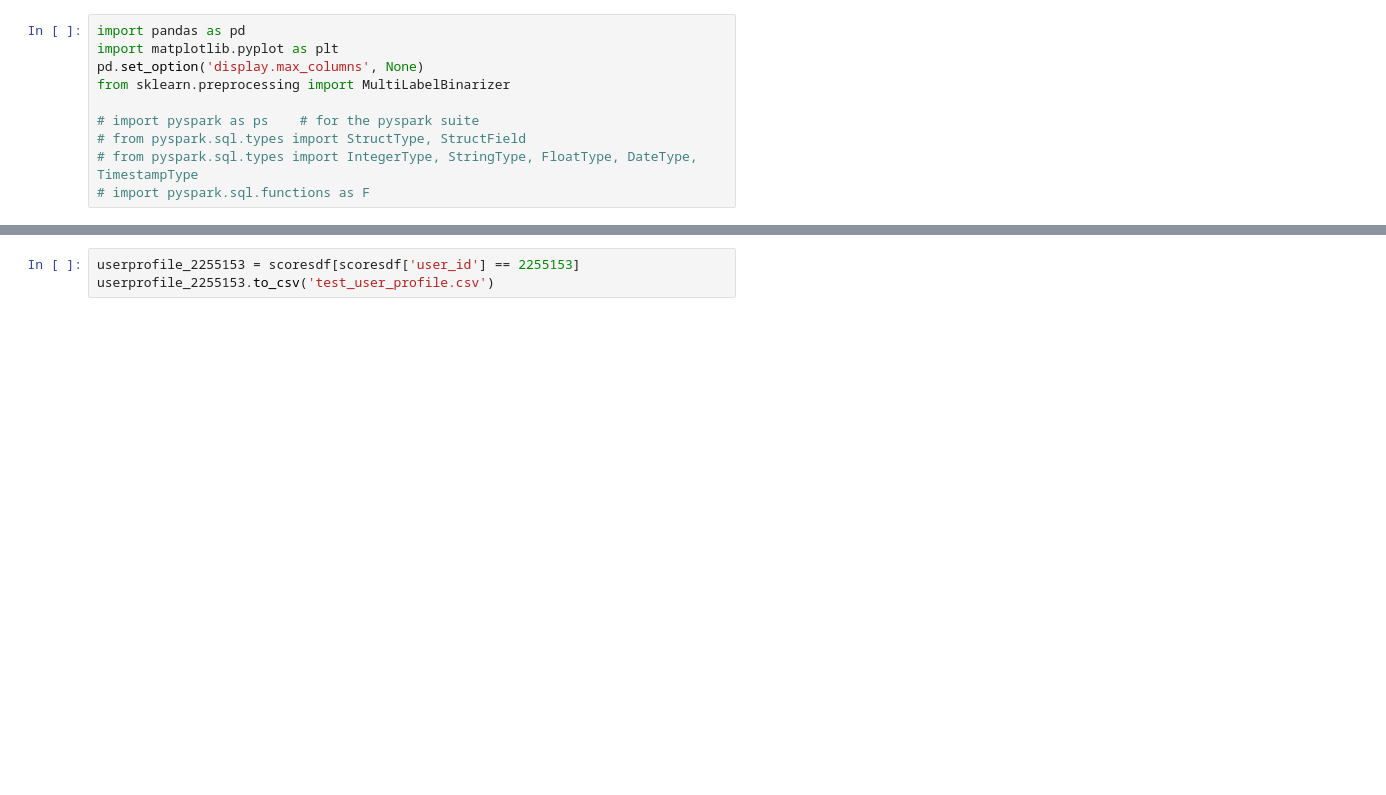
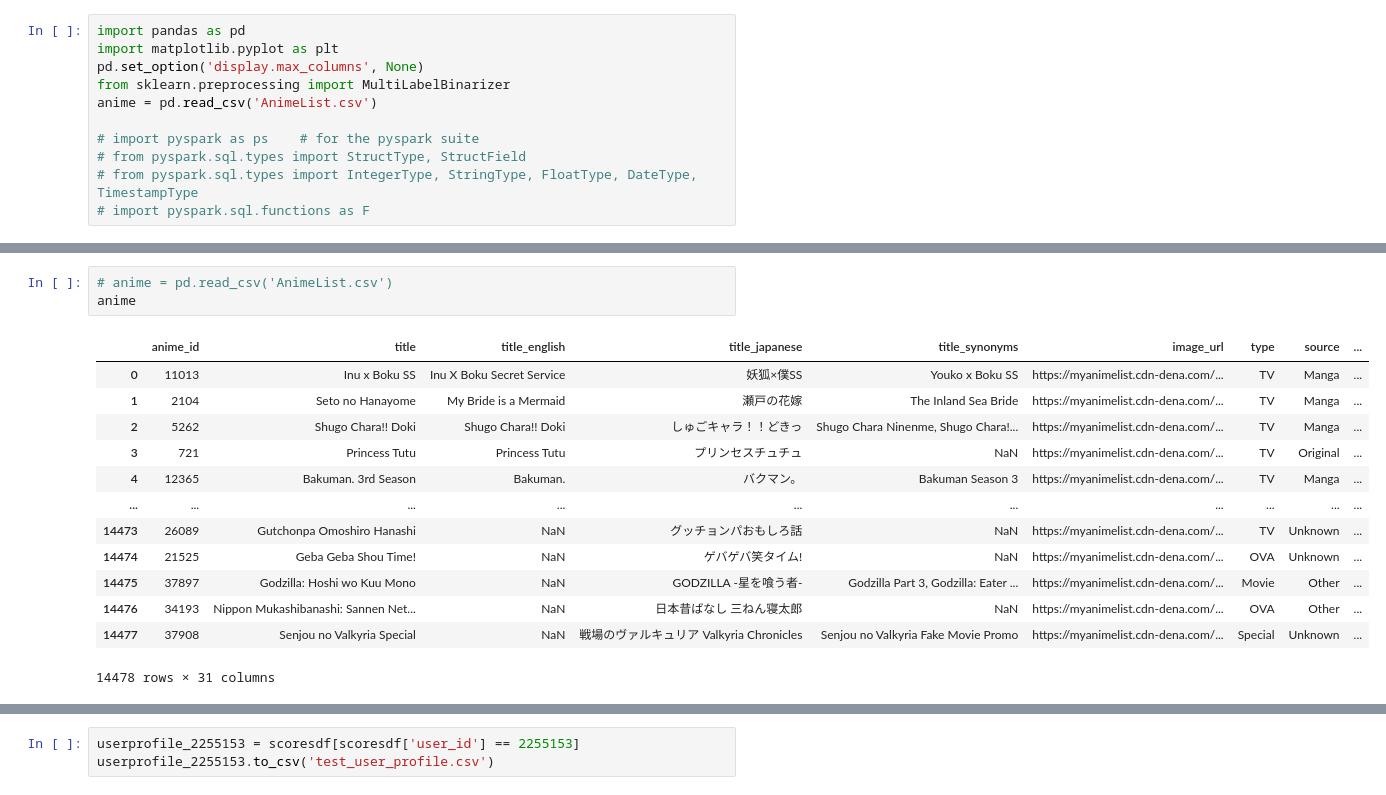
Before and after one commit to Jameshskelton/Anime_Recommender, a Jupyter notebook: myanimelist/EDA-myanimelist.ipynb, the cells around one changed output, grey strips where cells are left out. Cells and saved outputs as stored; diff of their text form; blank space fills up the shorter version.

```diff
--- a/myanimelist/EDA-myanimelist.ipynb
+++ b/myanimelist/EDA-myanimelist.ipynb
@@ -3,6 +3,7 @@ import pandas as pd
 import matplotlib.pyplot as plt
 pd.set_option('display.max_columns', None)
 from sklearn.preprocessing import MultiLabelBinarizer
+anime = pd.read_csv('AnimeList.csv')
 
 # import pyspark as ps    # for the pyspark suite
 # from pyspark.sql.types import StructType, StructField
@@ -71,0 +188,17 @@ scoresdf.to_csv('final_anime.csv')
+# %%
+# anime = pd.read_csv('AnimeList.csv')
+anime
+# %% [output]
+|  | anime_id | title | title_english | title_japanese | title_synonyms | image_url | type | source | ... |
+| 0 | 11013 | Inu x Boku SS | Inu X Boku Secret Service | 妖狐×僕SS | Youko x Boku SS | https://myanimelist.cdn-dena.com/... | TV | Manga | ... |
+| 1 | 2104 | Seto no Hanayome | My Bride is a Mermaid | 瀬戸の花嫁 | The Inland Sea Bride | https://myanimelist.cdn-dena.com/... | TV | Manga | ... |
+| 2 | 5262 | Shugo Chara!! Doki | Shugo Chara!! Doki | しゅごキャラ！！どきっ | Shugo Chara Ninenme, Shugo Chara!... | https://myanimelist.cdn-dena.com/... | TV | Manga | ... |
+| 3 | 721 | Princess Tutu | Princess Tutu | プリンセスチュチュ | NaN | https://myanimelist.cdn-dena.com/... | TV | Original | ... |
+| 4 | 12365 | Bakuman. 3rd Season | Bakuman. | バクマン。 | Bakuman Season 3 | https://myanimelist.cdn-dena.com/... | TV | Manga | ... |
+| ... | ... | ... | ... | ... | ... | ... | ... | ... | ... |
+| 14473 | 26089 | Gutchonpa Omoshiro Hanashi | NaN | グッチョンパおもしろ話 | NaN | https://myanimelist.cdn-dena.com/... | TV | Unknown | ... |
+| 14474 | 21525 | Geba Geba Shou Time! | NaN | ゲバゲバ笑タイム! | NaN | https://myanimelist.cdn-dena.com/... | OVA | Unknown | ... |
+| 14475 | 37897 | Godzilla: Hoshi wo Kuu Mono | NaN | GODZILLA -星を喰う者- | Godzilla Part 3, Godzilla: Eater ... | https://myanimelist.cdn-dena.com/... | Movie | Other | ... |
+| 14476 | 34193 | Nippon Mukashibanashi: Sannen Net... | NaN | 日本昔ばなし 三ねん寝太郎 | NaN | https://myanimelist.cdn-dena.com/... | OVA | Other | ... |
+| 14477 | 37908 | Senjou no Valkyria Special | NaN | 戦場のヴァルキュリア Valkyria Chronicles | Senjou no Valkyria Fake Movie Promo | https://myanimelist.cdn-dena.com/... | Special | Unknown | ... |
+14478 rows × 31 columns
```
Also changed, not shown: parts of 20 cells of this notebook, 1 other file.
